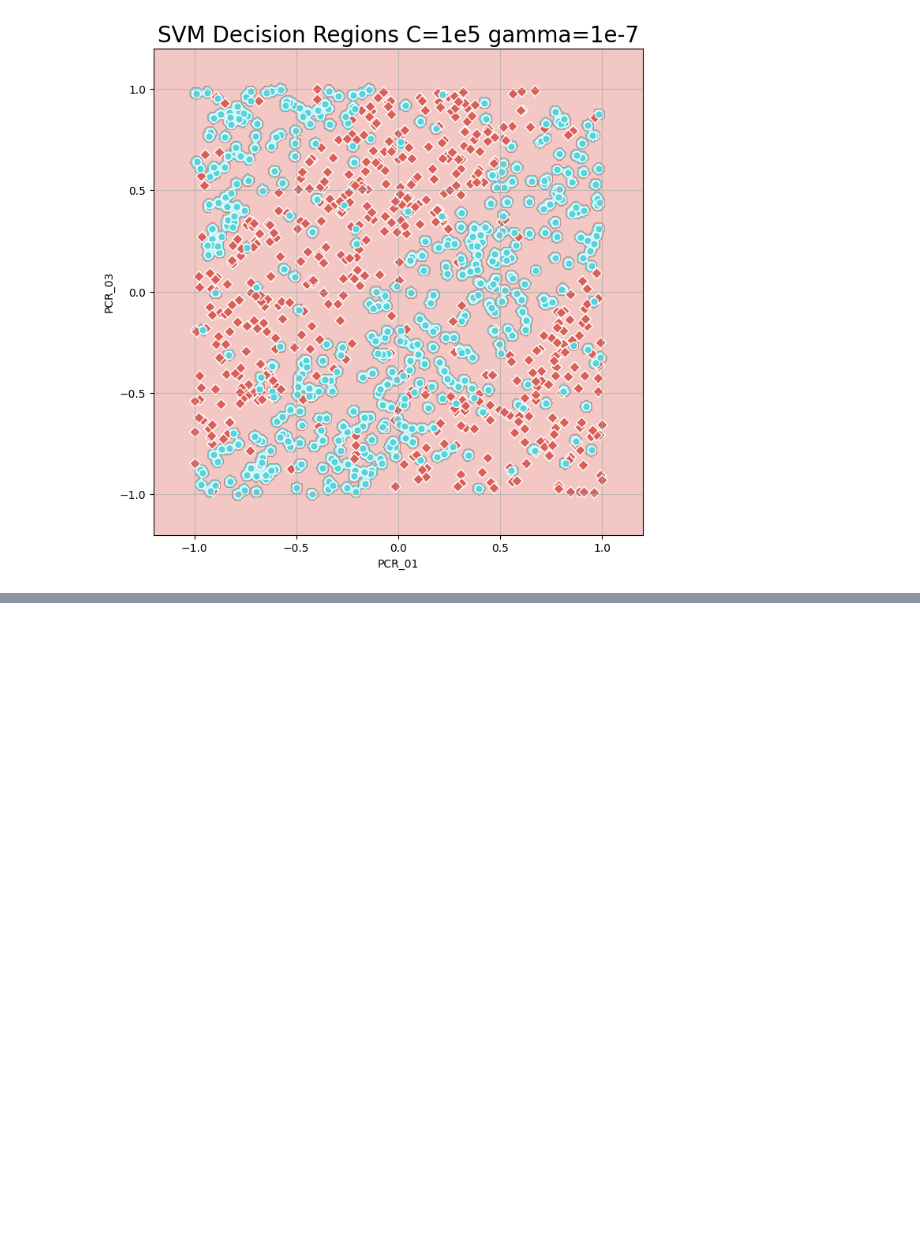
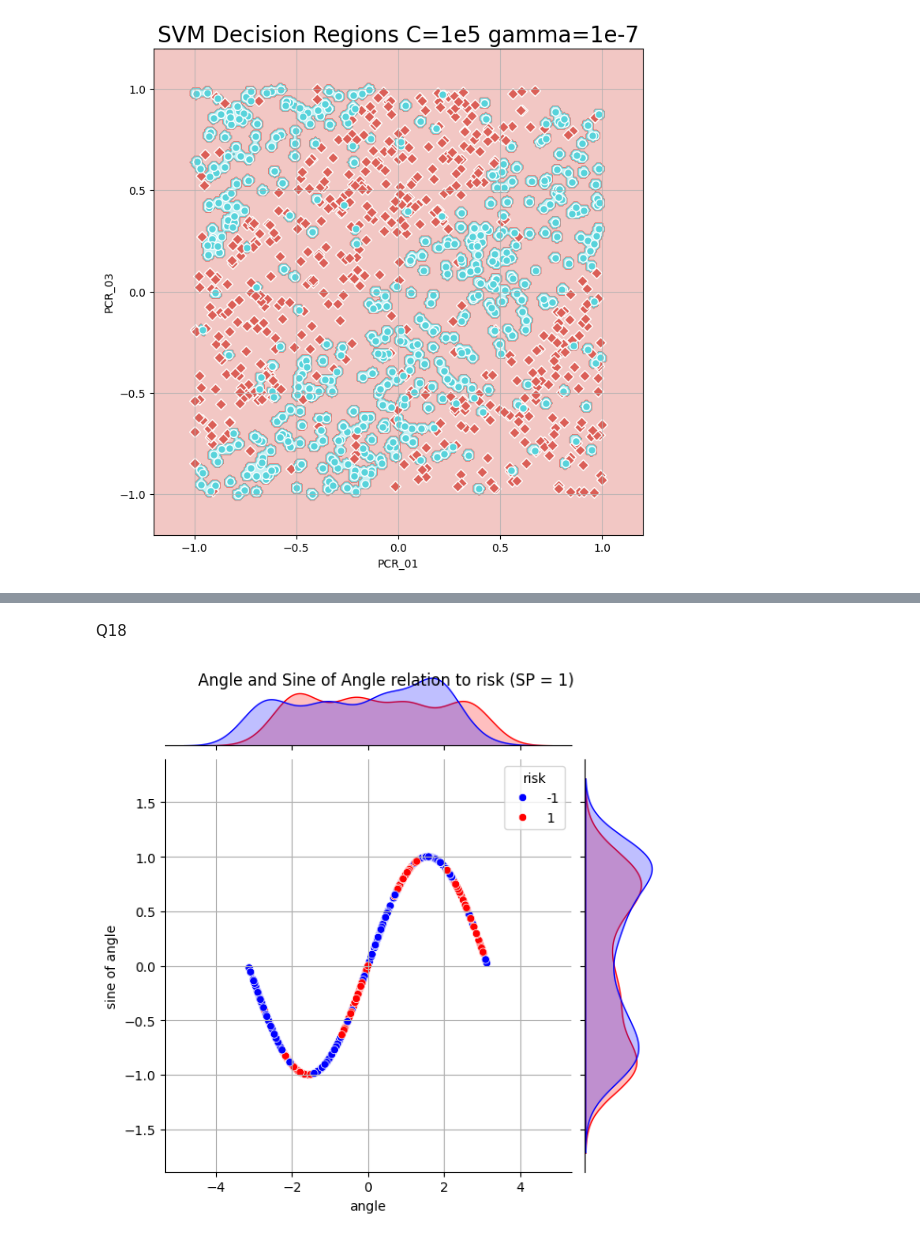
Before and after one commit to YonatanRozen/IML_MAJOR2, a Jupyter notebook: Major_HW2.ipynb, the cells around one changed output, grey strips where cells are left out. Drawn from its saved outputs; the diff is of its cells as text; code cells hidden in the pictures; blank space fills up the shorter version.

```diff
--- a/Major_HW2.ipynb
+++ b/Major_HW2.ipynb
@@ -619,0 +517,16 @@ Test accuracy is:  0.64
+# %% [markdown]
+Q18
+# %%
+beta=1
+temp_data_train['sin_angle'] = np.sin(beta*temp_data_train['angle'])
+temp_data_test['sin_angle'] = np.sin(beta*temp_data_test['angle'])
+
+# visualizes the distribution of the new mapped feature
+jointplot = sns.jointplot(data=temp_data_train, x="angle", y="sin_angle", palette=custom_palette, hue="risk")
+jointplot.ax_joint.grid(True)
+jointplot.figure.suptitle("Angle and Sine of Angle relation to risk (SP = 1)")
+jointplot.set_axis_labels(xlabel="angle", ylabel="sine of angle")
+jointplot.ax_joint.legend(title='risk')
+plt.show()
+# %% [output]
+[figure, added]
```
Also changed, not shown: parts of 12 cells of this notebook, 2 other files.
